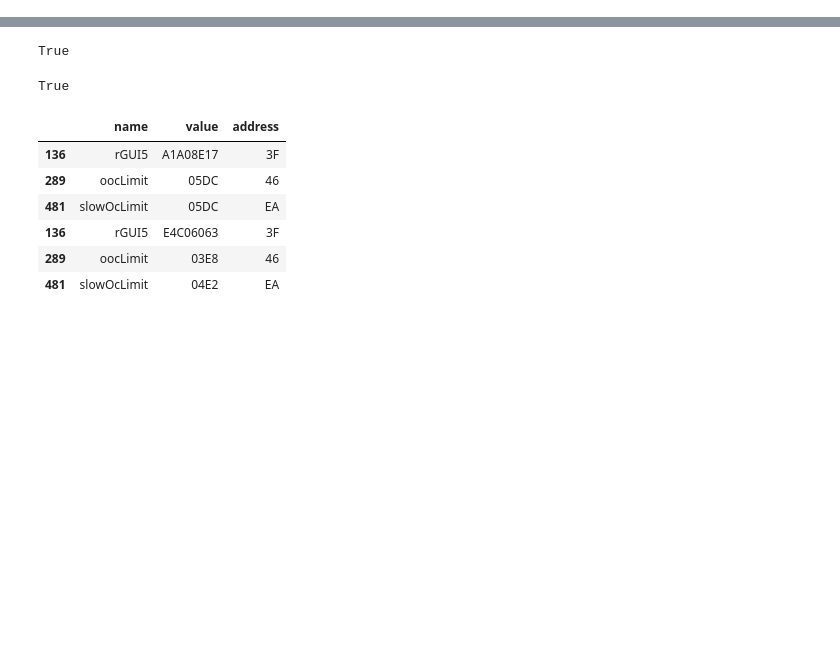
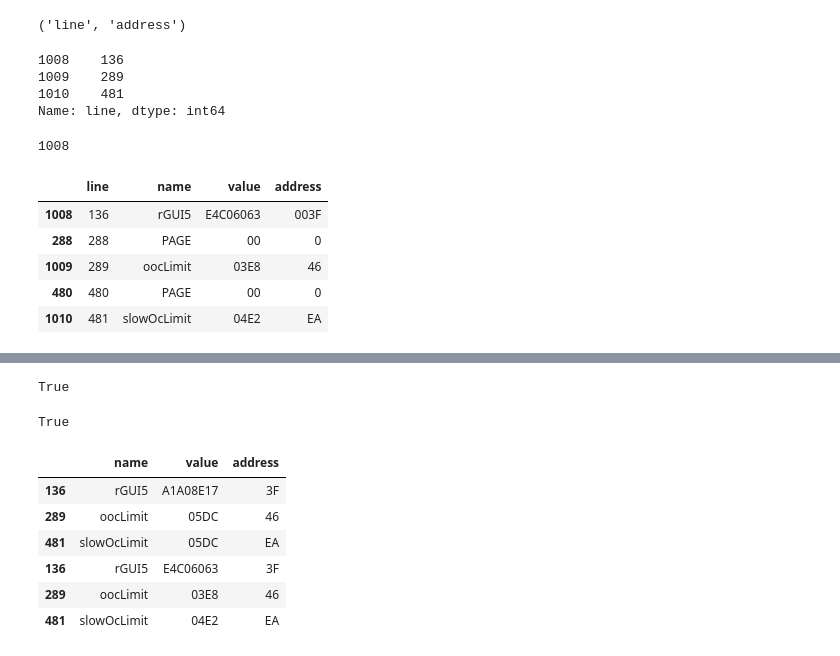
Before and after one commit to grkidwell/nova_pmbus, a Jupyter notebook: difflist.ipynb, the cells around one changed output, grey strips where cells are left out. Saved outputs shown, nothing was run; the diff lists cells and outputs as text; code cells hidden in the pictures; blank space fills up the shorter version.

```diff
--- a/difflist.ipynb
+++ b/difflist.ipynb
@@ -55,0 +132,35 @@ df_diff2
+# %%
+l,a=df_diff2.loc[:,['line','address']]
+l,a
+# %% [output]
+('line', 'address')
+# %%
+l=df_diff2.iloc[:,0]
+l
+# %% [output]
+1008    136
+1009    289
+1010    481
+Name: line, dtype: int64
+# %%
+df_diff2.index[0]
+# %% [output]
+1008
+# %%
+def add_missing_pagecalls(dataframe):
+    df_diff_with_pages=df_diff2.loc[:,['line','name','value','address']]
+    for row in df_diff2.index:
+        line,name,value,addr = df_diff2.loc[row,['line','name','value','address']]
+        is_PMB_address=len(addr)==2
+        if is_PMB_address:
+            df_closest_preceeding_pageline = df2[df2['name']=='PAGE'][df2['line']<line].tail(1)
+            df_diff_with_pages=df_diff_with_pages.append(df_closest_preceeding_pageline)
+    df_diff_with_pages=df_diff_with_pages.sort_values(by=['line'])
+    return df_diff_with_pages
+# %% [output]
+|  | line | name | value | address |
+| 1008 | 136 | rGUI5 | E4C06063 | 003F |
+| 288 | 288 | PAGE | 00 | 0 |
+| 1009 | 289 | oocLimit | 03E8 | 46 |
+| 480 | 480 | PAGE | 00 | 0 |
+| 1010 | 481 | slowOcLimit | 04E2 | EA |
```
Also changed, not shown: parts of 21 cells of this notebook, 2 other files.
